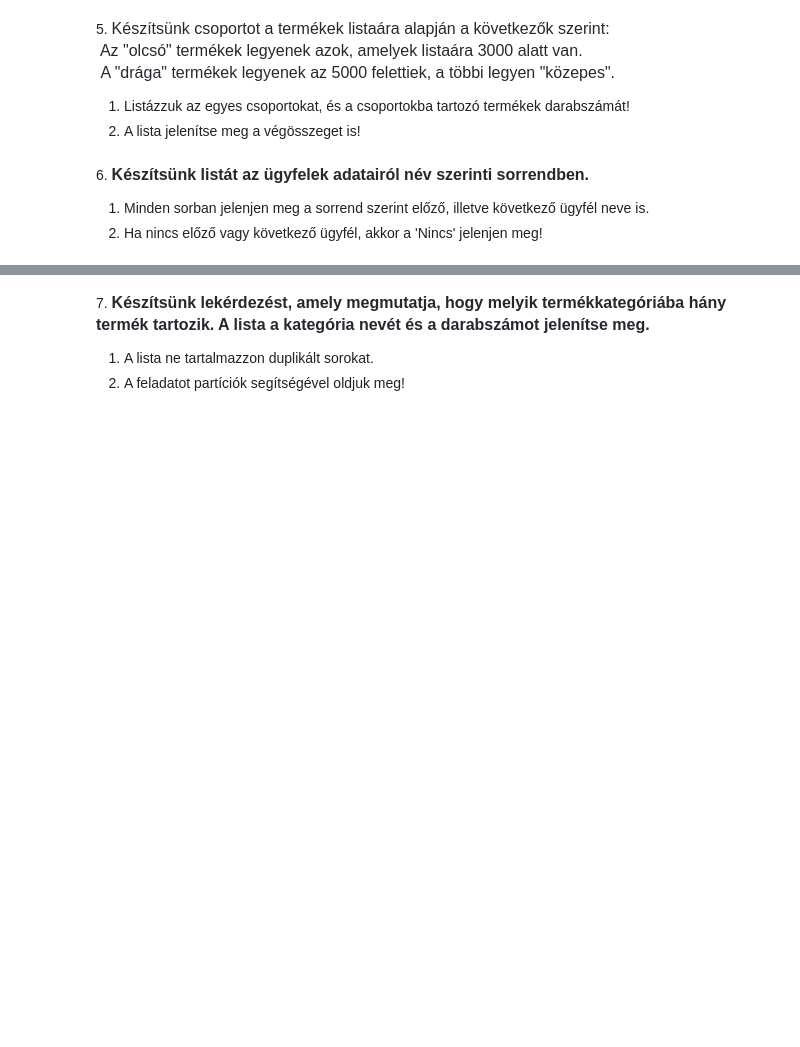
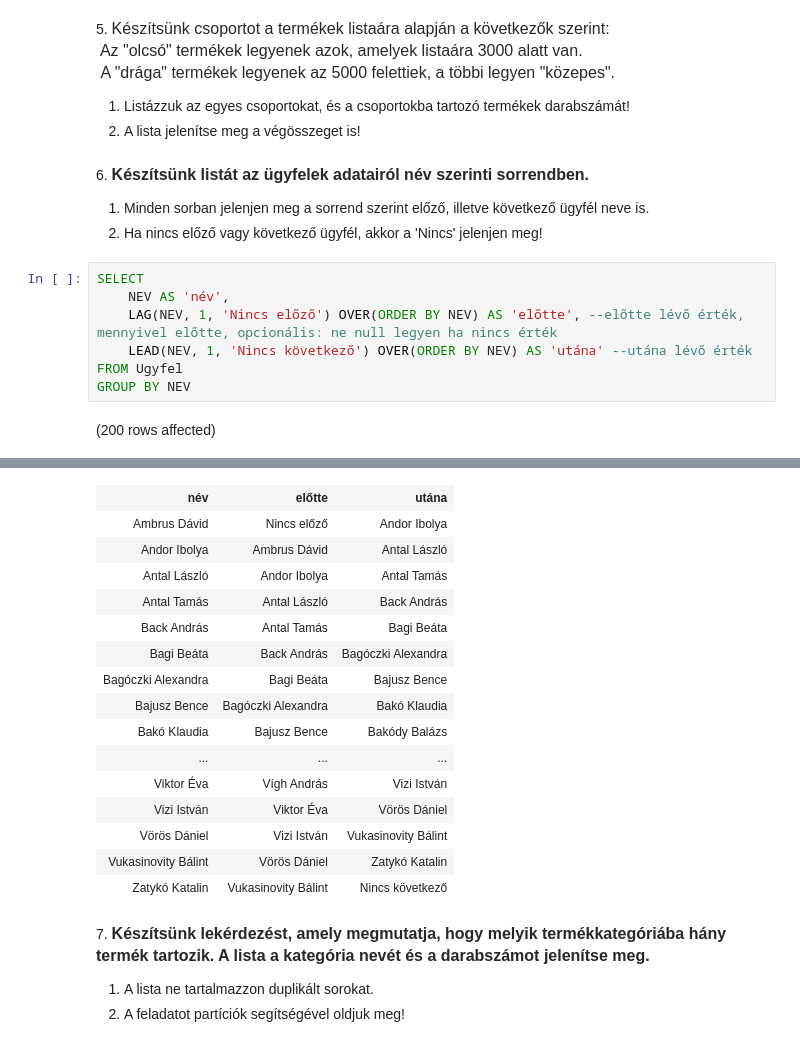
Before and after one commit to rebekapati/0221adat, a Jupyter notebook: gyakorlat05_feladatok.ipynb, the cells around one changed output, grey strips where cells are left out. Drawn from its saved outputs; the diff is of its cells as text; blank space fills up the shorter version.

```diff
--- a/gyakorlat05_feladatok.ipynb
+++ b/gyakorlat05_feladatok.ipynb
@@ -64,3 +58,12 @@ HAVING
 
 1. Minden sorban jelenjen meg a sorrend szerint előző, illetve következő ügyfél neve is.
 2. Ha nincs előző vagy következő ügyfél, akkor a 'Nincs' jelenjen meg!
+# %%
+SELECT
+    NEV AS 'név',
+    LAG(NEV, 1, 'Nincs előző') OVER(ORDER BY NEV) AS 'előtte', --előtte lévő érték, mennyivel előtte, opcionális: ne null legyen ha nincs érték
+    LEAD(NEV, 1, 'Nincs következő') OVER(ORDER BY NEV) AS 'utána' --utána lévő érték
+FROM Ugyfel
+GROUP BY NEV
+# %% [output]
+(200 rows affected)
@@ -67,3 +71,19 @@ HAVING
+| név | előtte | utána |
+| Ambrus Dávid | Nincs előző | Andor Ibolya |
+| Andor Ibolya | Ambrus Dávid | Antal László |
+| Antal László | Andor Ibolya | Antal Tamás |
+| Antal Tamás | Antal László | Back András |
+| Back András | Antal Tamás | Bagi Beáta |
+| Bagi Beáta | Back András | Bagóczki Alexandra |
+| Bagóczki Alexandra | Bagi Beáta | Bajusz Bence |
+| Bajusz Bence | Bagóczki Alexandra | Bakó Klaudia |
+| Bakó Klaudia | Bajusz Bence | Bakódy Balázs |
+| ... | ... | ... |
+| Viktor Éva | Vígh András | Vizi István |
+| Vizi István | Viktor Éva | Vörös Dániel |
+| Vörös Dániel | Vizi István | Vukasinovity Bálint |
+| Vukasinovity Bálint | Vörös Dániel | Zatykó Katalin |
+| Zatykó Katalin | Vukasinovity Bálint | Nincs következő |
 # %% [markdown]
 7. <span style="font-weight: 600; color: rgb(36, 41, 47); font-family: -apple-system, BlinkMacSystemFont, &quot;Segoe UI&quot;, Helvetica, Arial, sans-serif, &quot;Apple Color Emoji&quot;, &quot;Segoe UI Emoji&quot;; font-size: 16px;">Készítsünk lekérdezést, amely megmutatja, hogy melyik termékkategóriába hány termék tartozik. A lista a kategória nevét és a darabszámot jelenítse meg.</span>
 
```
Also changed, not shown: parts of 4 cells of this notebook.
